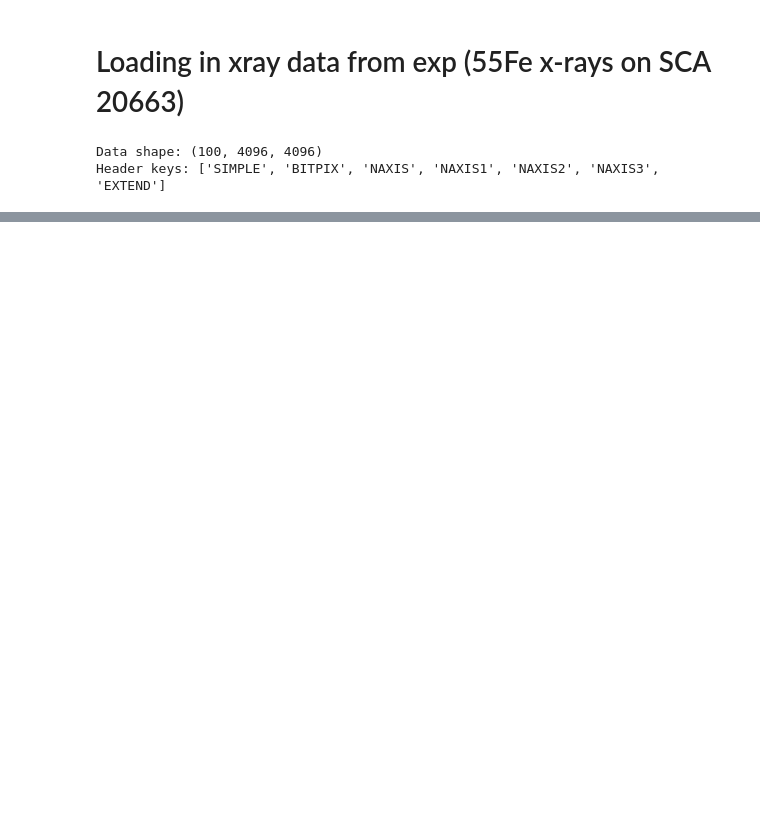
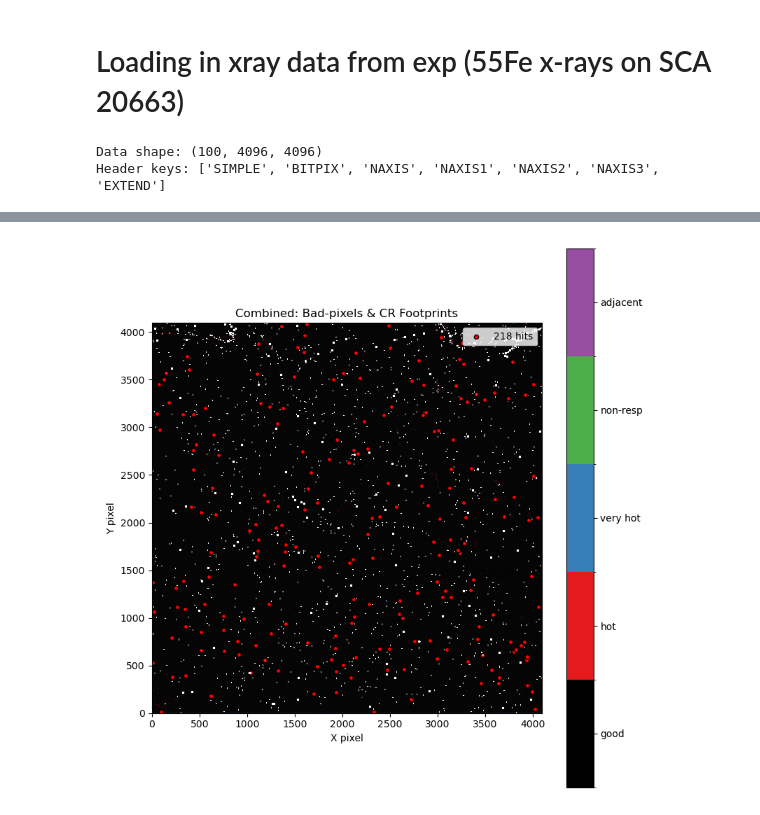
Before and after one commit to aeharbo/GCRsim, a Jupyter notebook: xray_data.ipynb, the cells around one changed output, grey strips where cells are left out. Saved outputs shown, nothing was run; the diff lists cells and outputs as text; code cells hidden in the pictures; blank space fills up the shorter version.

```diff
--- a/xray_data.ipynb
+++ b/xray_data.ipynb
@@ -578,53 +664,86 @@ New dataframe has  21425  candidate entries, 99  were duplicates
 # %%
+from matplotlib import patches
 inspect_frame = 61
 
-# 1) grab the image and build your RGB mask as before
-img = data[inspect_frame]
+# 0) grab the image and build your RGB mask as before
+img       = data[inspect_frame]
+labels_fp = labels_list[inspect_frame]   # your 2D label map for this frame
 
-rgb_mask = np.zeros((h, w, 3), dtype=float)
-rgb_mask[..., 0] = mask_med.astype(float)
-rgb_mask[..., 1] = mask0.astype(float)
-rgb_mask[..., 2] = mask_sat.astype(float)
-
-# Instead just fetch:
-median    = medians[inspect_frame]
-labels_fp = labels_list[inspect_frame]
-
-# 4) select only the hits in this frame
-mask_frame = (events[:, 0] == inspect_frame)
+# → new: extract centroids for this frame from your events array
+mask_frame = (events[:,0] == inspect_frame)
 ys, xs     = events[mask_frame, 1], events[mask_frame, 2]
 
+# 1) build the integer label map for bad-pixel classes
+labels = np.zeros((h, w), dtype=int)
+labels[mask_hot]     = 1
+labels[mask_veryhot] = 2
+labels[mask_non_res] = 3
+labels[mask_adj]     = 4
+
+# 2) prepare a ListedColormap + BoundaryNorm for classes 0–4
+cmap = mpl.colors.ListedColormap([
+    "#000000",  # 0 = good pixels (black)
+    "#e41a1c",  # 1 = hot         (red)
+    "#377eb8",  # 2 = very hot    (blue)
+    "#4daf4a",  # 3 = non-resp    (green)
+    "#984ea3",  # 4 = adjacent    (purple)
+])
+norm = mpl.colors.BoundaryNorm(np.arange(6), cmap.N)
+
+# 3) single axes figure
 fig, ax = plt.subplots(figsize=(8, 8))
-ax.imshow(img, cmap='gray', origin='lower')
-ax.imshow(rgb_mask, origin='lower')
 
-# contour each labeled footprint using a tight bounding box
+# — plot bad-pixel classification as the base layer
+im = ax.imshow(labels, origin='lower', cmap=cmap, norm=norm)
+
+# — overlay grayscale image semi-transparent
+ax.imshow(img, cmap='gray', origin='lower', alpha=0.5)
+
+# — overlay RGB mask semi-transparent
+ax.imshow(rgb_mask, origin='lower', alpha=0.5)
+
+# — draw contours (or tiny rectangles for 1×1) around each CR footprint
 for lab in np.unique(labels_fp):
     if lab == 0:
         continue
-
-    # find all pixels belonging to this label
     ys_lab, xs_lab = np.where(labels_fp == lab)
     y0, y1 = ys_lab.min(), ys_lab.max()
     x0, x1 = xs_lab.min(), xs_lab.max()
+    height, width = (y1 - y0 + 1), (x1 - x0 + 1)
 
-    # crop to just that region and build a binary mask
-    region = (labels_fp[y0:y1+1, x0:x1+1] == lab).astype(int)
+    if height >= 2 and width >= 2:
+        region = (labels_fp[y0:y1+1, x0:x1+1] == lab).astype(int)
+        ax.contour(
+            region, levels=[0.5],
+            colors='white', linewidths=1.5,
+            origin='lower',
+            extent=(x0, x1+1, y0, y1+1)
+        )
+    else:
+        rect = patches.Rectangle(
+            (x0, y0), width, height,
+            linewidth=1.5, edgecolor='white', facecolor='none'
+        )
+        ax.add_patch(rect)
 
-    # contour the small patch, mapping it back onto the full axes
-    ax.contour(
-        region,
-        levels=[0.5],
-        colors='white',
-        linewidths=1.5,
-        origin='lower',
-        extent=(x0, x1+1, y0, y1+1)
-    )
+# — plot centroids on top
+ax.scatter(xs, ys, s=20, c='red', edgecolor='black',
+           label=f"{len(xs)} hits")
 
-# re-plot centroids on top
-ax.scatter(xs, ys, s=20, c='red', label=f"{len(xs)} hits", edgecolor='black')
+# — add a colorbar for the bad-pixel classes
+cbar = fig.colorbar(im, ax=ax, ticks=[0.5,1.5,2.5,3.5,4.5])
+cbar.ax.set_yticklabels([
+    "good", "hot", "very hot", "non-resp", "adjacent"
+])
+
+# — finish styling
 ax.legend(loc='upper right')
-ax.set_xlim(0, img.shape[1])
-ax.set_ylim(0, img.shape[0])
+ax.set_xlim(0, w)
+ax.set_ylim(0, h)
+ax.set_title("Combined: Bad-pixels & CR Footprints")
+ax.set_xlabel("X pixel")
+ax.set_ylabel("Y pixel")
+
+plt.tight_layout()
 plt.show()
 # %% [output]
@@ -634,3 +750,4 @@ Canvas(toolbar=Toolbar(toolitems=[('Home', 'Reset original view', 'home', 'home'
+[figure, added]
 # %%
 # 1) Build df_unique (one row per footprint)
 #    Make sure your original df has a column 'fp_label'
```
Also changed, not shown: parts of 20 cells of this notebook.
